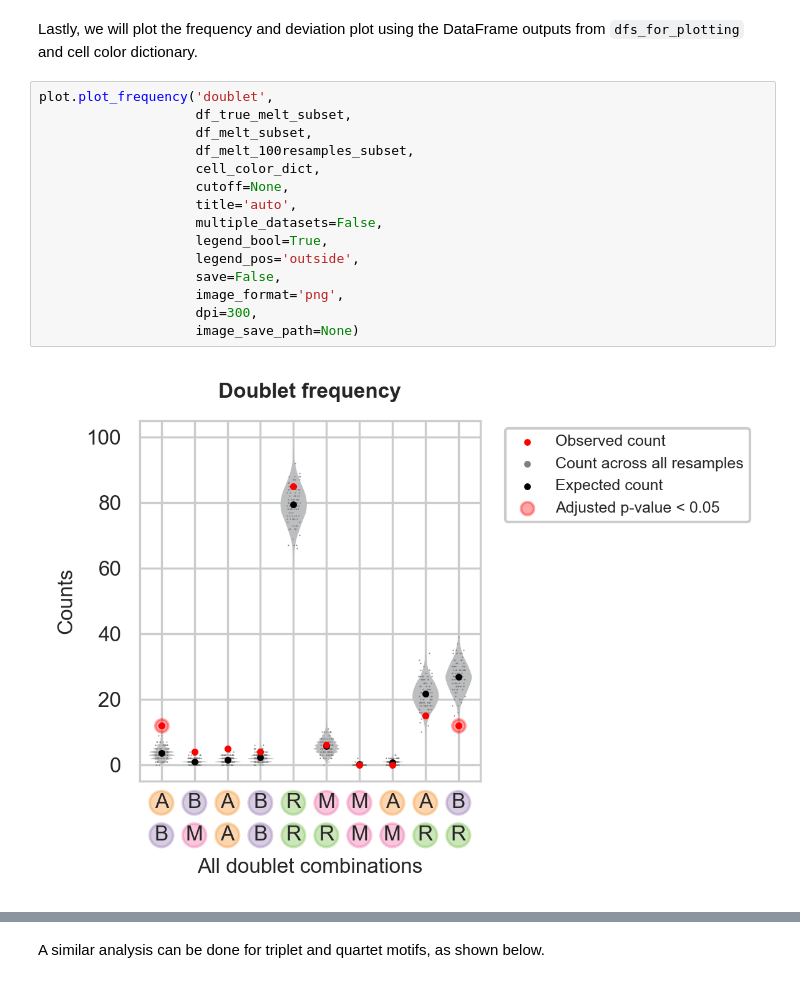
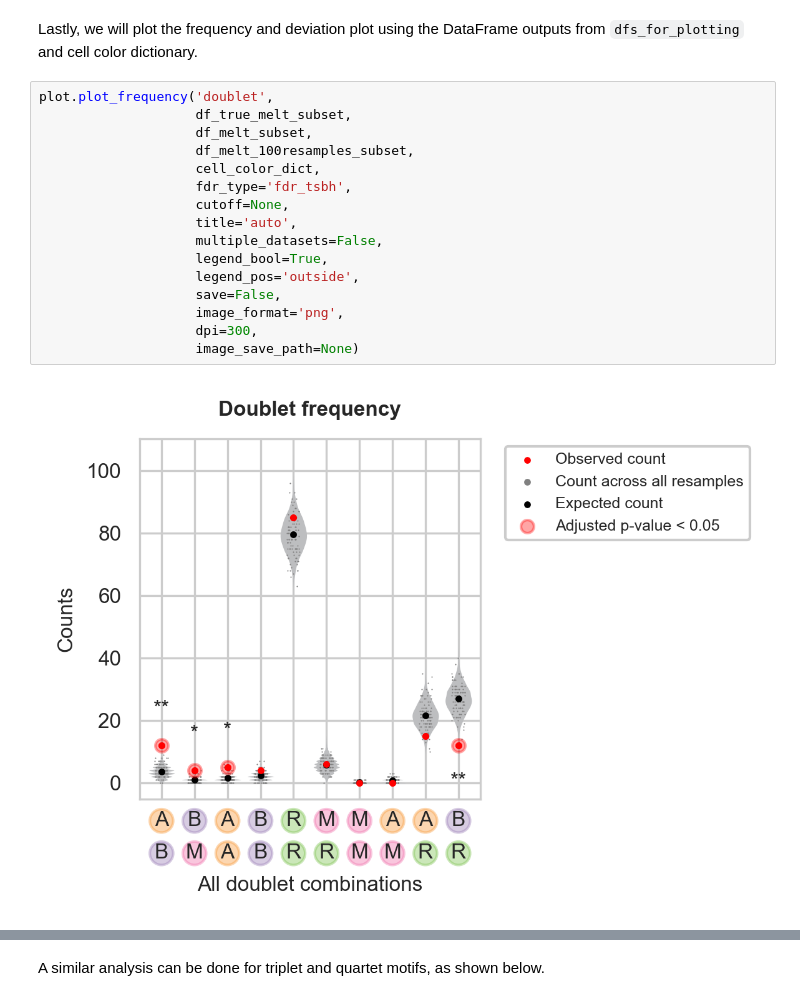
Before and after one commit to labowitz/linmo, a Jupyter notebook: docs/rat_retina.ipynb, the cells around one changed output, grey strips where cells are left out. Cells and saved outputs as stored; diff of their text form.

```diff
--- a/docs/rat_retina.ipynb
+++ b/docs/rat_retina.ipynb
@@ -152,20 +152,21 @@ Lastly, we will plot the frequency and deviation plot using the DataFrame output
 # %%
 plot.plot_frequency('doublet',
                     df_true_melt_subset,
                     df_melt_subset,
                     df_melt_100resamples_subset,
                     cell_color_dict,
+                    fdr_type='fdr_tsbh',
                     cutoff=None,
                     title='auto',
                     multiple_datasets=False,
                     legend_bool=True,
                     legend_pos='outside',
                     save=False,
                     image_format='png',
                     dpi=300,
                     image_save_path=None)
 # %% [output]
-[figure, old version]
+[figure, new version]
 # %%
 plot.plot_deviation('doublet',
                     df_true_melt_subset,
```
Also changed, not shown: parts of 11 cells of this notebook, 6 other files.
